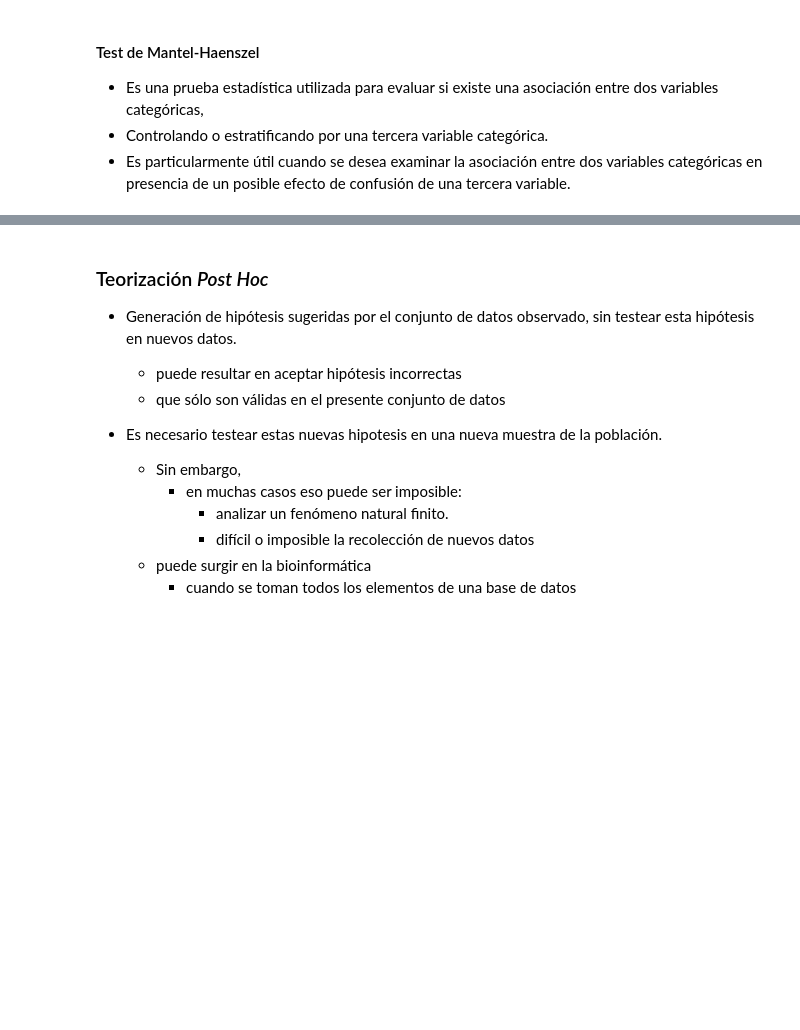
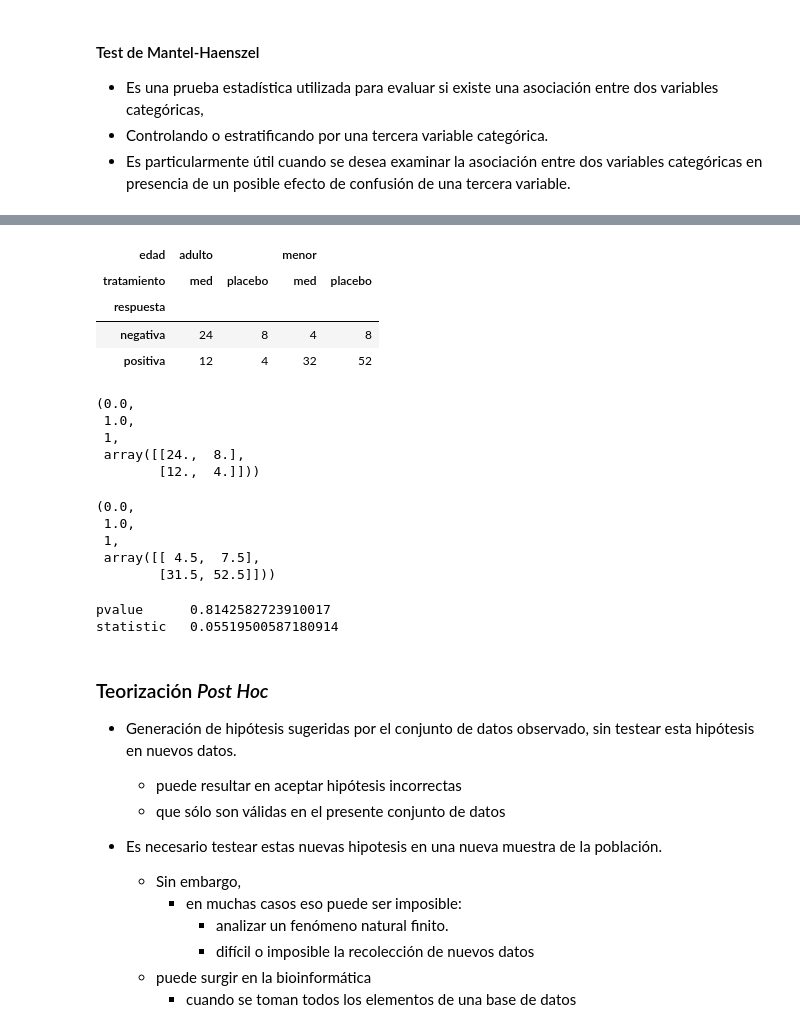
Before and after one commit to javieriserte/qualitative-data-course, a Jupyter notebook: classes/C01.4.PruebaDeHipotesis.ipynb, the cells around one changed output, grey strips where cells are left out. Cells and saved outputs as stored; diff of their text form; code cells hidden in the pictures; blank space fills up the shorter version.

```diff
--- a/classes/C01.4.PruebaDeHipotesis.ipynb
+++ b/classes/C01.4.PruebaDeHipotesis.ipynb
@@ -984,3 +1013,34 @@ print(cmh_result)
+# %%
+table = pd.crosstab(df["respuesta"], [df["edad"], df["tratamiento"]])
+table
+# %% [output]
+| edad | adulto |  | menor |  |
+| tratamiento | med | placebo | med | placebo |
+| respuesta |  |  |  |  |
+| negativa | 24 | 8 | 4 | 8 |
+| positiva | 12 | 4 | 32 | 52 |
+# %%
+st.contingency.chi2_contingency(table[("adulto", )])
+# %% [output]
+(0.0,
+ 1.0,
+ 1,
+ array([[24.,  8.],
+        [12.,  4.]]))
+# %%
+st.contingency.chi2_contingency(table[("menor", )])
+# %% [output]
+(0.0,
+ 1.0,
+ 1,
+ array([[ 4.5,  7.5],
+        [31.5, 52.5]]))
+# %%
+cmh_result = sm.stats.StratifiedTable([table[("menor",)], table[("adulto", )]]).test_null_odds()
+print(cmh_result)
+# %% [output]
+pvalue      0.8142582723910017
+statistic   0.05519500587180914
 # %% [markdown]
 ### Teorización *Post Hoc*
 
```
Also changed, not shown: parts of 5 cells of this notebook, 1 other file.
